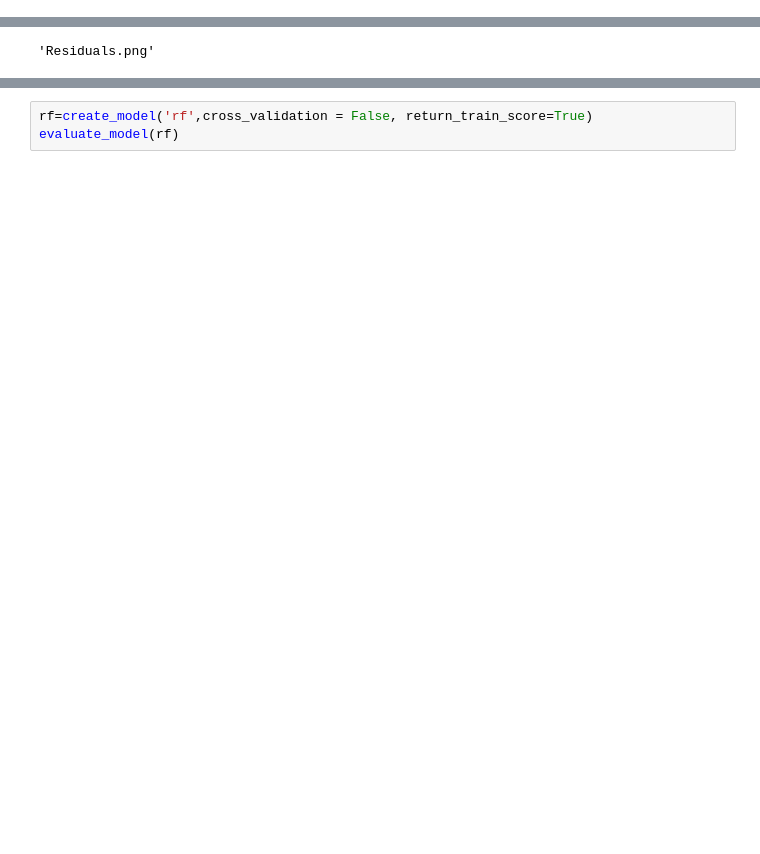
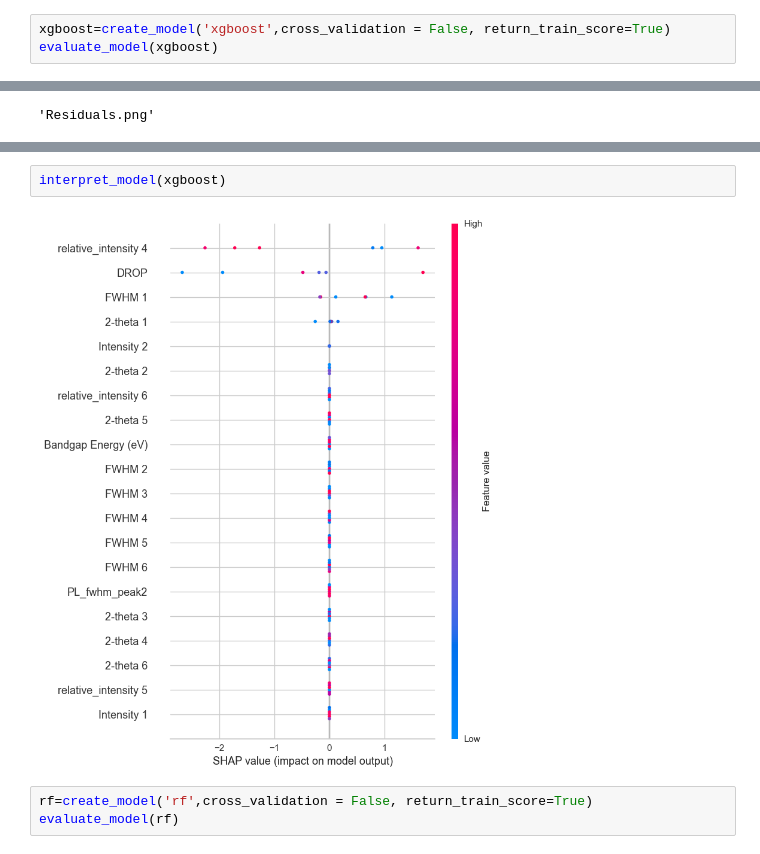
Before and after one commit to mmortazavi/ml_demystified, a Jupyter notebook: projects/solarcell/xrd/nezamloo/XRD+PL results/XRD+PL_target=FF_Pycaret.ipynb, the cells around one changed output, grey strips where cells are left out. Saved outputs shown, nothing was run; the diff lists cells and outputs as text; blank space fills up the shorter version.

```diff
--- a/projects/solarcell/xrd/nezamloo/XRD+PL results/XRD+PL_target=FF_Pycaret.ipynb
+++ b/projects/solarcell/xrd/nezamloo/XRD+PL results/XRD+PL_target=FF_Pycaret.ipynb
@@ -98,3 +108,6 @@ evaluate_model(gbr)
 | Train | 0.1101 | 0.0207 | 0.1438 | 0.9960 | 0.0033 | 0.0025 |
 [interactive output not drawn]
 interactive(children=(ToggleButtons(description='Plot Type:', icons=('',), options=(('Pipeline Plot', 'pipelin…
+# %%
+xgboost=create_model('xgboost',cross_validation = False, return_train_score=True)
+evaluate_model(xgboost)
@@ -120,3 +140,7 @@ interpret_model(gbr, plot='pfi')
+# %%
+interpret_model(xgboost)
+# %% [output]
+[figure, added]
 # %%
 rf=create_model('rf',cross_validation = False, return_train_score=True)
 evaluate_model(rf)
```
Also changed, not shown: parts of 8 cells of this notebook, 11 other files.
